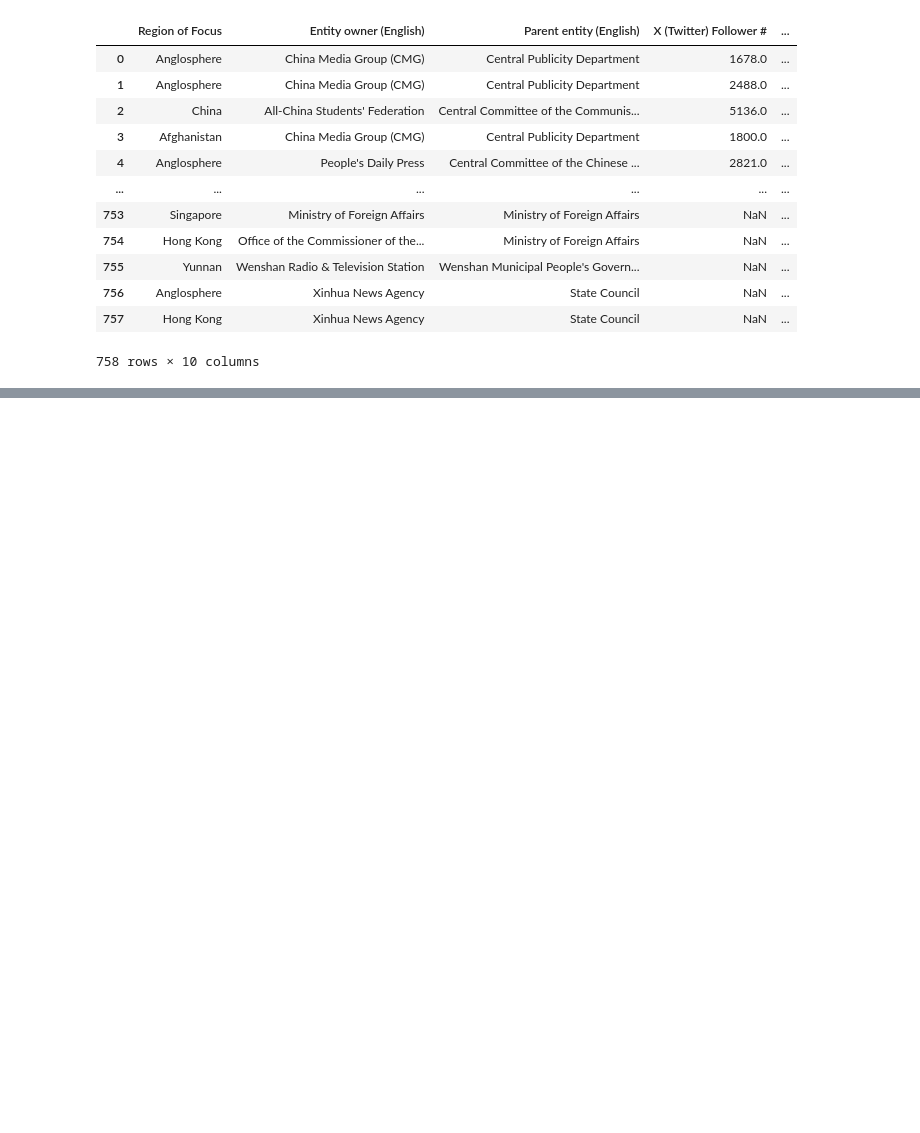
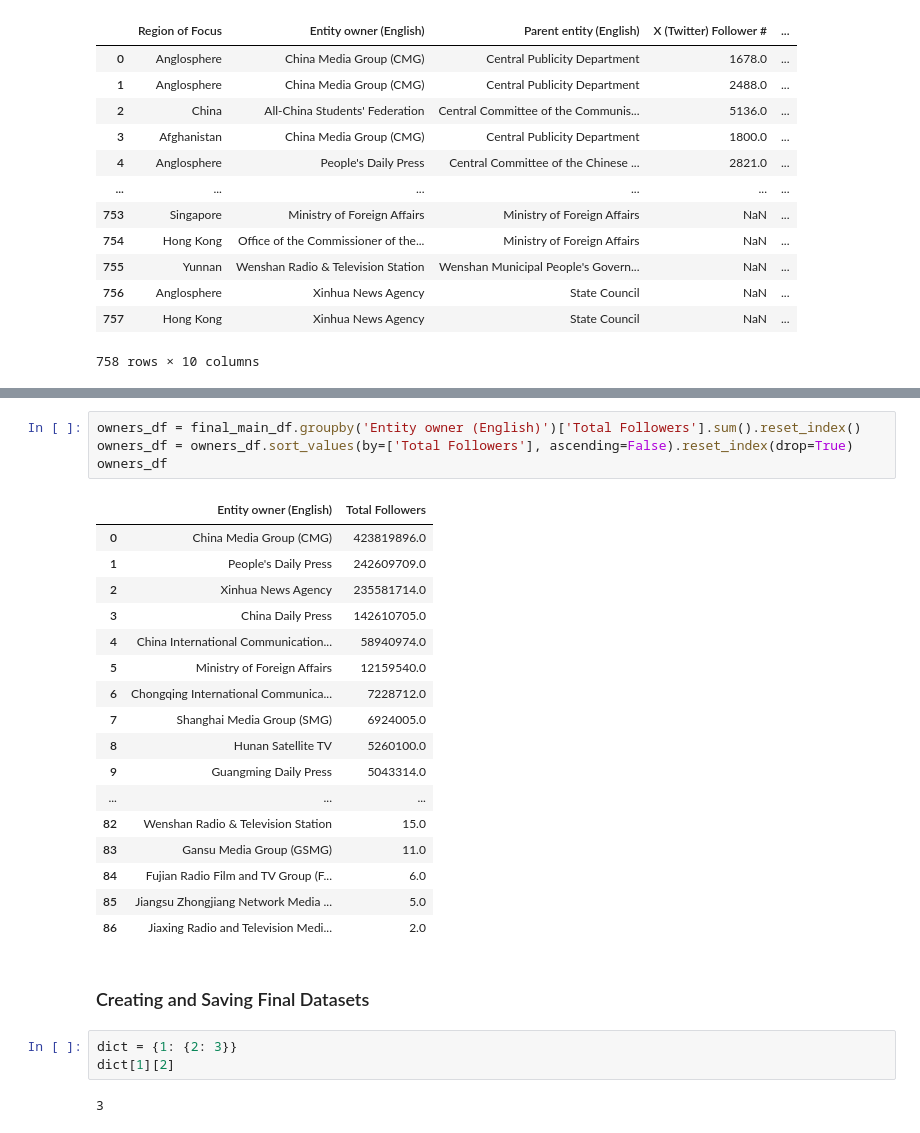
Before and after one commit to YoshikuYuu/SchulichIgnite2023, a Jupyter notebook: notebook.ipynb, the cells around one changed output, grey strips where cells are left out. Cells and saved outputs as stored; diff of their text form; blank space fills up the shorter version.

```diff
--- a/notebook.ipynb
+++ b/notebook.ipynb
@@ -67,0 +304,29 @@ for index, series in main_df.iterrows():
+# %%
+owners_df = final_main_df.groupby('Entity owner (English)')['Total Followers'].sum().reset_index()
+owners_df = owners_df.sort_values(by=['Total Followers'], ascending=False).reset_index(drop=True)
+owners_df
+# %% [output]
+|  | Entity owner (English) | Total Followers |
+| 0 | China Media Group (CMG) | 423819896.0 |
+| 1 | People's Daily Press | 242609709.0 |
+| 2 | Xinhua News Agency | 235581714.0 |
+| 3 | China Daily Press | 142610705.0 |
+| 4 | China International Communication... | 58940974.0 |
+| 5 | Ministry of Foreign Affairs | 12159540.0 |
+| 6 | Chongqing International Communica... | 7228712.0 |
+| 7 | Shanghai Media Group (SMG) | 6924005.0 |
+| 8 | Hunan Satellite TV | 5260100.0 |
+| 9 | Guangming Daily Press | 5043314.0 |
+| ... | ... | ... |
+| 82 | Wenshan Radio & Television Station | 15.0 |
+| 83 | Gansu Media Group (GSMG) | 11.0 |
+| 84 | Fujian Radio Film and TV Group (F... | 6.0 |
+| 85 | Jiangsu Zhongjiang Network Media ... | 5.0 |
+| 86 | Jiaxing Radio and Television Medi... | 2.0 |
+# %% [markdown]
+### Creating and Saving Final Datasets
+# %%
+dict = {1: {2: 3}}
+dict[1][2]
+# %% [output]
+3
```
Also changed, not shown: parts of 15 cells of this notebook, 1 other file.
